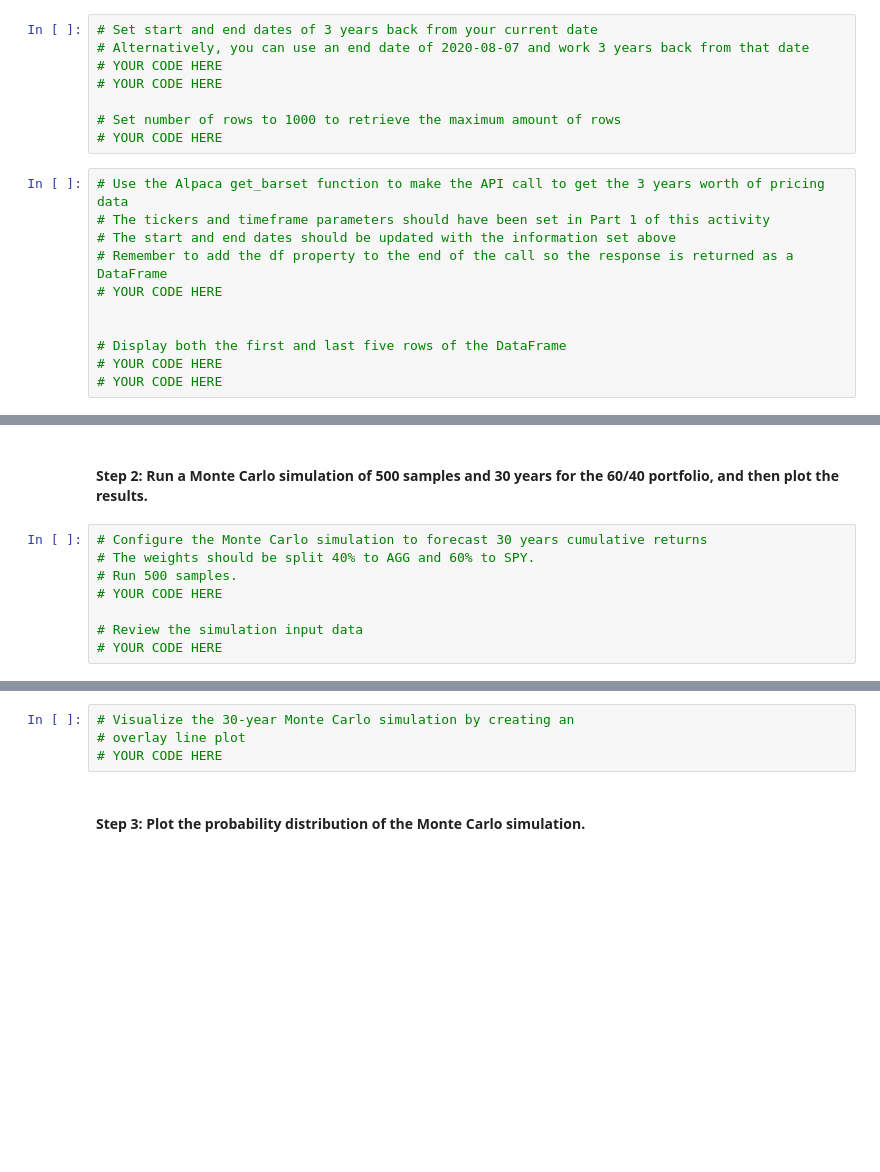
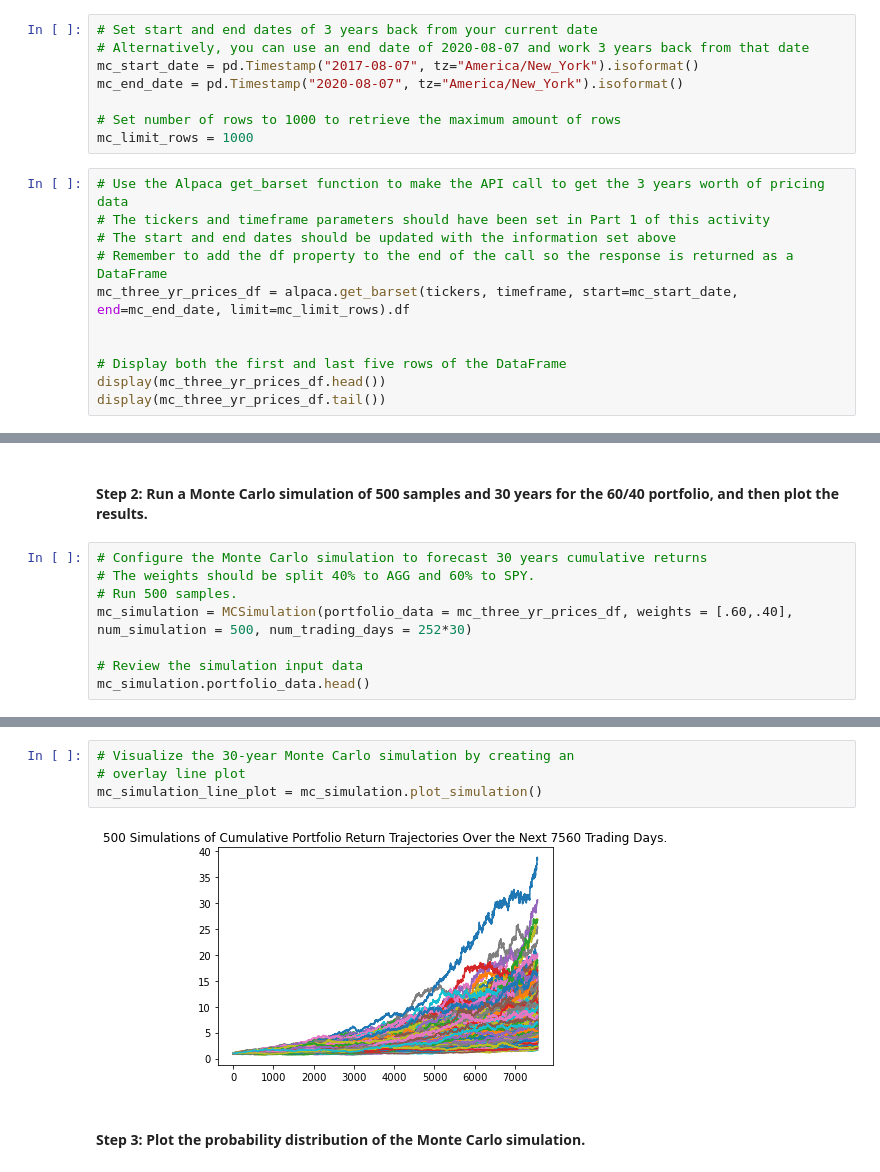
Before and after one commit to sidbetatester/financial_planner, a Jupyter notebook: financial_planning_tools.ipynb, the cells around one changed output, grey strips where cells are left out. Saved outputs shown, nothing was run; the diff lists cells and outputs as text; blank space fills up the shorter version.

Commit message:
Part 2: Create a Financial Planner for Retirement: Create the Monte Carlo Simulation - Step Completed

```diff
--- a/financial_planning_tools.ipynb
+++ b/financial_planning_tools.ipynb
@@ -462,19 +462,19 @@ In this section, you’ll use the MCForecastTools library to create a Monte Carl
 # %%
 # Set start and end dates of 3 years back from your current date
 # Alternatively, you can use an end date of 2020-08-07 and work 3 years back from that date
-# YOUR CODE HERE
-# YOUR CODE HERE
+mc_start_date = pd.Timestamp("2017-08-07", tz="America/New_York").isoformat()
+mc_end_date = pd.Timestamp("2020-08-07", tz="America/New_York").isoformat()
 
 # Set number of rows to 1000 to retrieve the maximum amount of rows
-# YOUR CODE HERE
+mc_limit_rows = 1000
 # %%
 # Use the Alpaca get_barset function to make the API call to get the 3 years worth of pricing data
 # The tickers and timeframe parameters should have been set in Part 1 of this activity
 # The start and end dates should be updated with the information set above
 # Remember to add the df property to the end of the call so the response is returned as a DataFrame
-# YOUR CODE HERE
+mc_three_yr_prices_df = alpaca.get_barset(tickers, timeframe, start=mc_start_date, end=mc_end_date, limit=mc_limit_rows).df
 
 
 # Display both the first and last five rows of the DataFrame
-# YOUR CODE HERE
-# YOUR CODE HERE
+display(mc_three_yr_prices_df.head())
+display(mc_three_yr_prices_df.tail())
@@ -484,7 +501,7 @@ In this section, you’ll use the MCForecastTools library to create a Monte Carl
 # Configure the Monte Carlo simulation to forecast 30 years cumulative returns
 # The weights should be split 40% to AGG and 60% to SPY.
 # Run 500 samples.
-# YOUR CODE HERE
+mc_simulation = MCSimulation(portfolio_data = mc_three_yr_prices_df, weights = [.60,.40], num_simulation = 500, num_trading_days = 252*30)
 
 # Review the simulation input data
-# YOUR CODE HERE
+mc_simulation.portfolio_data.head()
@@ -494,7 +562,9 @@ In this section, you’ll use the MCForecastTools library to create a Monte Carl
 # %%
 # Visualize the 30-year Monte Carlo simulation by creating an
 # overlay line plot
-# YOUR CODE HERE
+mc_simulation_line_plot = mc_simulation.plot_simulation()
+# %% [output]
+[figure, added]
 # %% [markdown]
 #### Step 3: Plot the probability distribution of the Monte Carlo simulation.
 # %%
```
Also changed, not shown: parts of 5 cells of this notebook.
